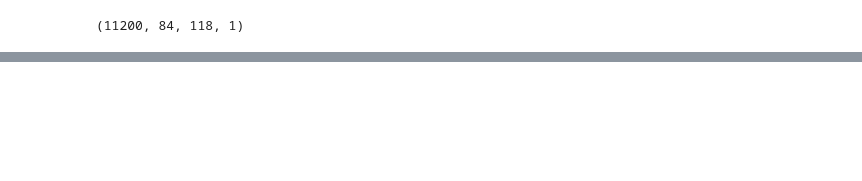
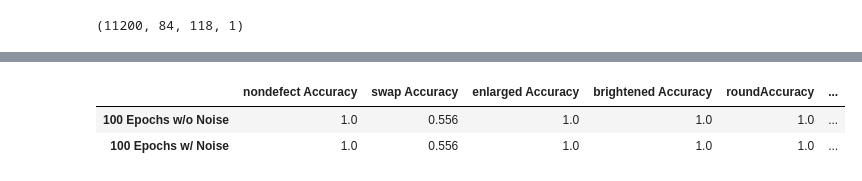
Before and after one commit to SAndrew135/cutpaste-AFIT, a Jupyter notebook: notebooks/TEM CNN.ipynb, the cells around one changed output, grey strips where cells are left out. Saved outputs shown, nothing was run; the diff lists cells and outputs as text; code cells hidden in the pictures; blank space fills up the shorter version.

```diff
--- a/notebooks/TEM CNN.ipynb
+++ b/notebooks/TEM CNN.ipynb
@@ -298,0 +468,11 @@ print(test_window_labels[:5])
+# %%
+d = {type1_100 : [type1Acc_100, type1Acc_100_n], type2_100: [type2Acc_100, type2Acc_100_n], type3_100: [type3Acc_100, type3Acc_100_n], type4_100: [type4Acc_100, type4Acc_100_n], type5_100: [type5Acc_100, type5Acc_100_n], 'Total Accuracy' : [total_acc_100, total_acc_100_n]}
+df_filename = os.path.join(raw_data_dir, 'RealDefectAccuracyData')
+df = pd.DataFrame(data = d, index = ['100 Epochs w/o Noise', '100 Epochs w/ Noise'])
+df.to_csv(df_filename, index = False)
+df.to_excel(df_filename + ".xlsx", index = False)
+display(df)
+# %% [output]
+|  | nondefect Accuracy | swap Accuracy | enlarged Accuracy | brightened Accuracy | roundAccuracy | ... |
+| 100 Epochs w/o Noise | 1.0 | 0.556 | 1.0 | 1.0 | 1.0 | ... |
+| 100 Epochs w/ Noise | 1.0 | 0.556 | 1.0 | 1.0 | 1.0 | ... |
```
Also changed, not shown: parts of 15 cells of this notebook, 2 other files.
